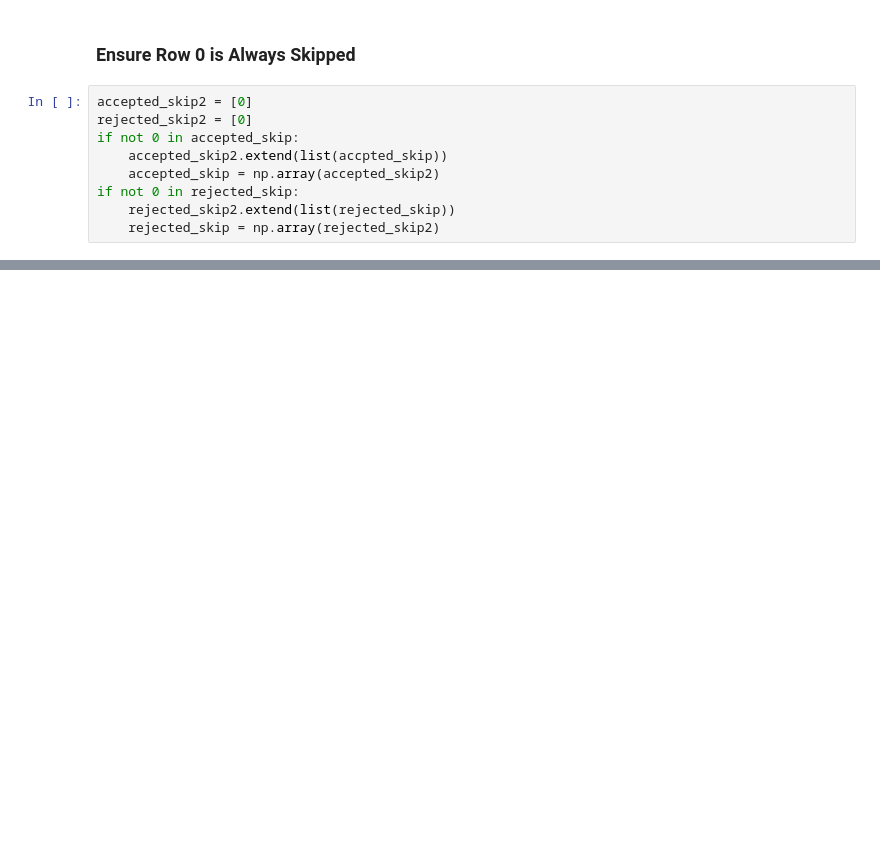
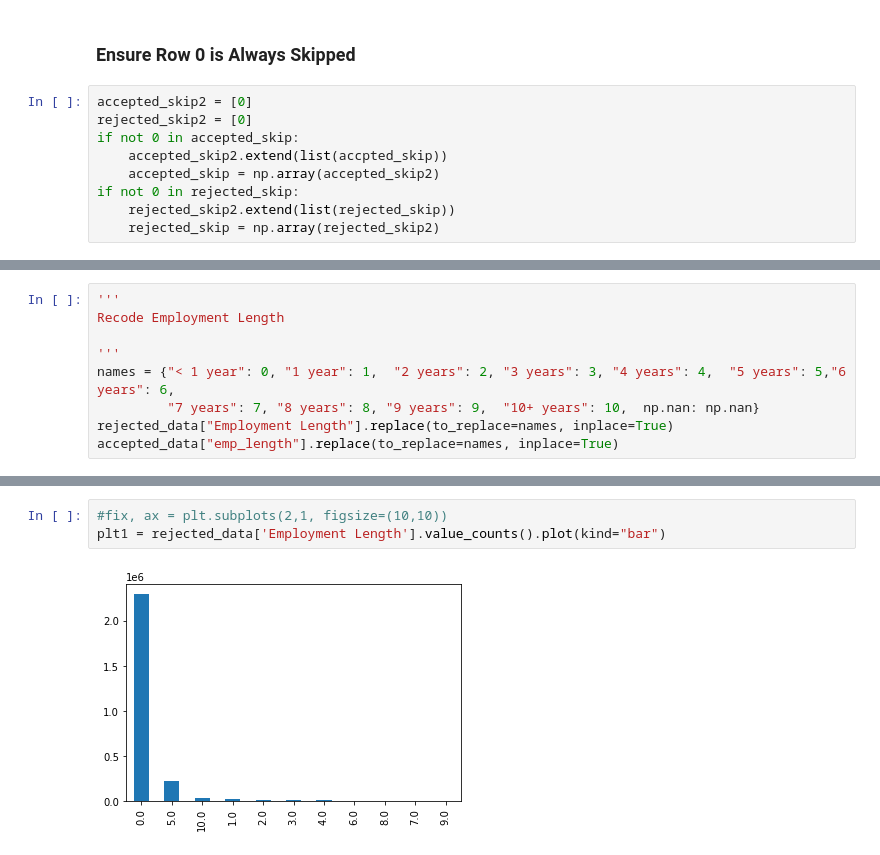
Before and after one commit to KeithChamberlain/To_Loan_or_Not, a Jupyter notebook: notebooks/file_explore.ipynb, the cells around one changed output, grey strips where cells are left out. Drawn from its saved outputs; the diff is of its cells as text; blank space fills up the shorter version.

Commit message:
add images

```diff
--- a/notebooks/file_explore.ipynb
+++ b/notebooks/file_explore.ipynb
@@ -257,0 +240,9 @@ rejected_data.describe().T
+# %%
+'''
+Recode Employment Length
+
+'''
+names = {"< 1 year": 0, "1 year": 1,  "2 years": 2, "3 years": 3, "4 years": 4,  "5 years": 5,"6 years": 6,
+         "7 years": 7, "8 years": 8, "9 years": 9,  "10+ years": 10,  np.nan: np.nan}
+rejected_data["Employment Length"].replace(to_replace=names, inplace=True)
+accepted_data["emp_length"].replace(to_replace=names, inplace=True)
@@ -290,0 +320,5 @@ Single value entries for accepted loans for debt to income ratio went down to be
+# %%
+#fix, ax = plt.subplots(2,1, figsize=(10,10))
+plt1 = rejected_data['Employment Length'].value_counts().plot(kind="bar")
+# %% [output]
+[figure, added]
```
Also changed, not shown: parts of 37 cells of this notebook, 5 other files.
